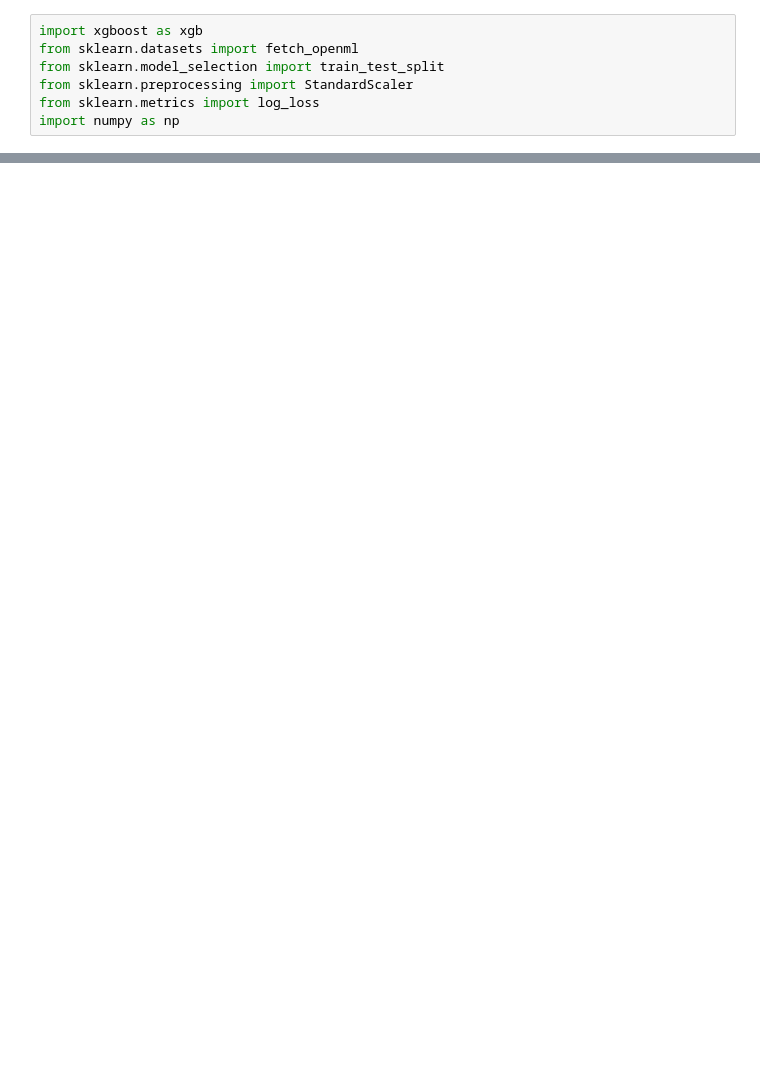
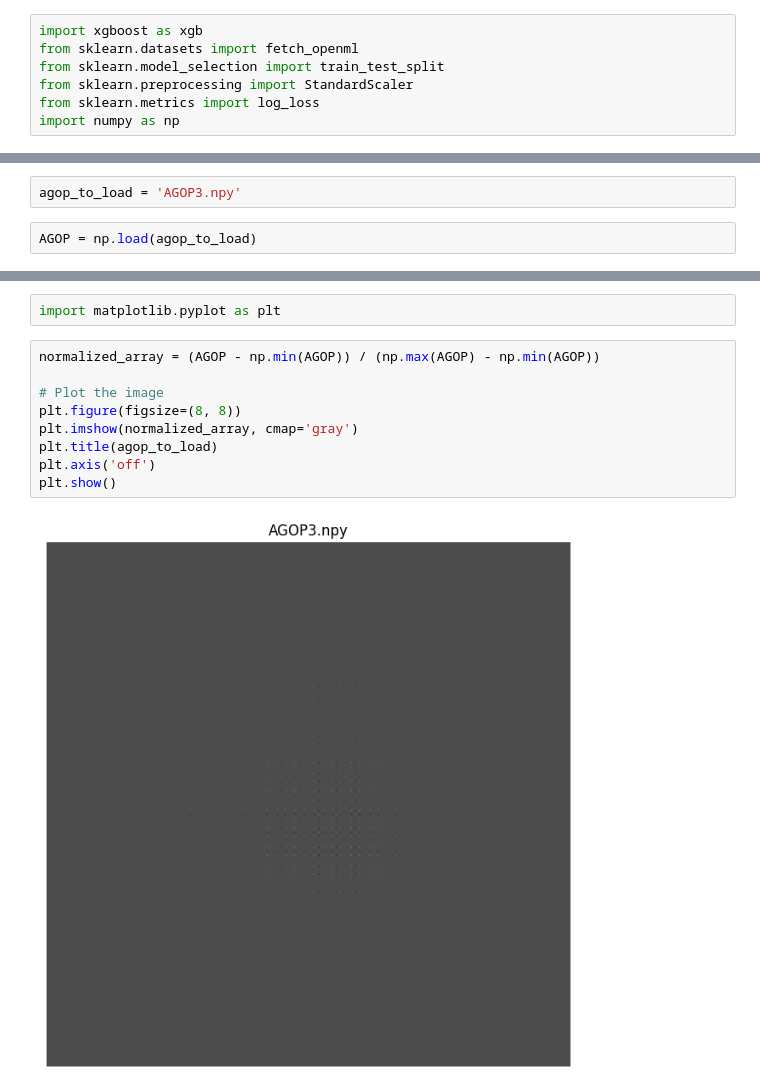
Before and after one commit to Ethan-Shapiro/TreeNeuralAnsatz, a Jupyter notebook: XGBoostNFA.ipynb, the cells around one changed output, grey strips where cells are left out. Drawn from its saved outputs; the diff is of its cells as text; blank space fills up the shorter version.

Commit message:
created agops

```diff
--- a/XGBoostNFA.ipynb
+++ b/XGBoostNFA.ipynb
@@ -173,0 +132,4 @@ Sample 2:
+# %%
+agop_to_load = 'AGOP3.npy'
+# %%
+AGOP = np.load(agop_to_load)
@@ -173,0 +152,13 @@ Sample 2:
+# %%
+import matplotlib.pyplot as plt
+# %%
+normalized_array = (AGOP - np.min(AGOP)) / (np.max(AGOP) - np.min(AGOP))
+
+# Plot the image
+plt.figure(figsize=(8, 8))
+plt.imshow(normalized_array, cmap='gray')
+plt.title(agop_to_load)
+plt.axis('off')
+plt.show()
+# %% [output]
+[figure, added]
```
Also changed, not shown: parts of 18 cells of this notebook, 5 other files.
